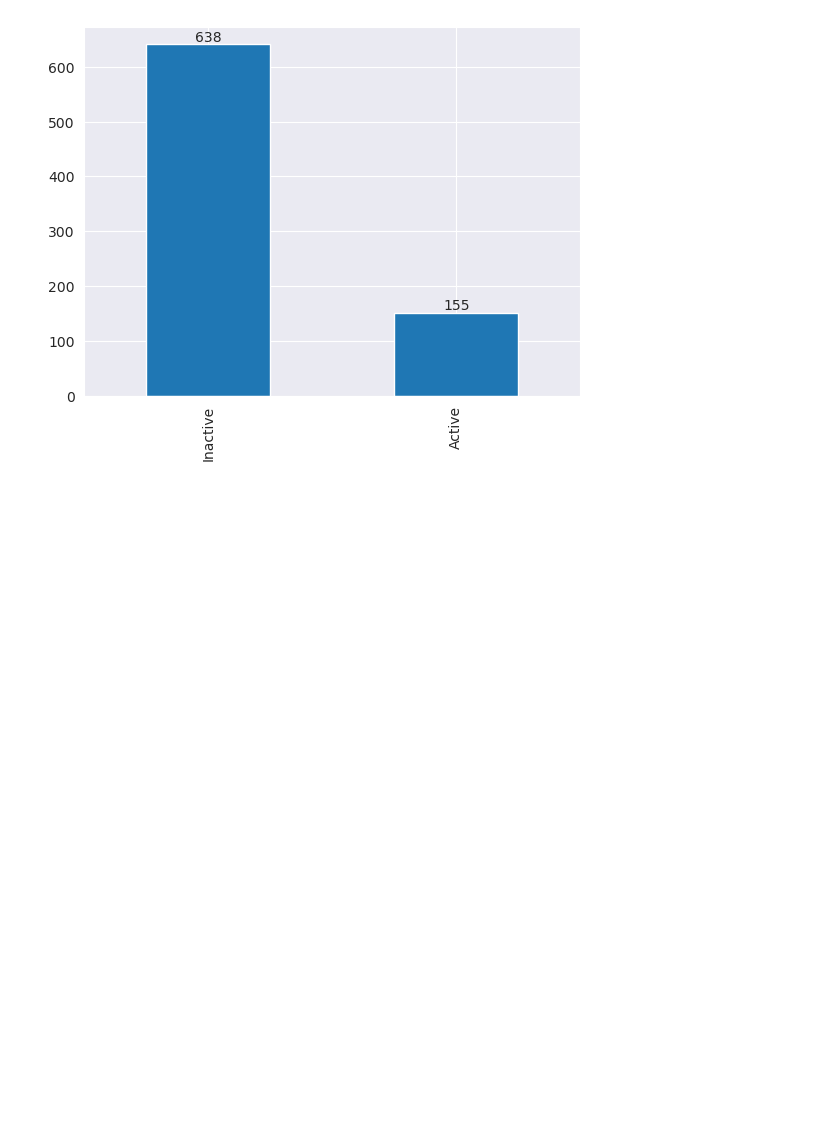
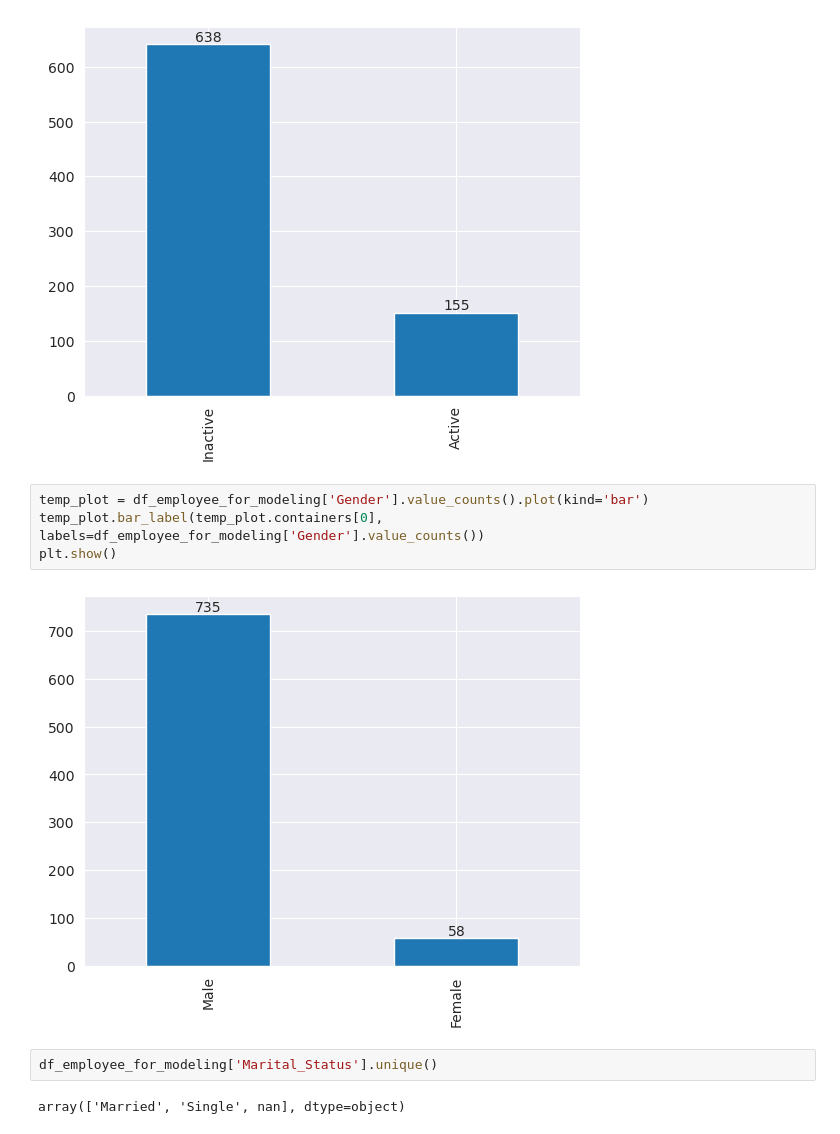
Before and after one commit to pcperera/attrition, a Jupyter notebook: descriptive-feature-engineering-combined.ipynb, the cells around one changed output. Drawn from its saved outputs; the diff is of its cells as text; blank space fills up the shorter version.

Commit message:
Update desciptive analysis and model

```diff
--- a/descriptive-feature-engineering-combined.ipynb
+++ b/descriptive-feature-engineering-combined.ipynb
@@ -263,4 +276,14 @@ temp_plot.bar_label(temp_plot.containers[0], labels=df_employee_for_modeling['Is
 plt.show()
 # %% [output]
 [figure]
+# %%
+temp_plot = df_employee_for_modeling['Gender'].value_counts().plot(kind='bar')
+temp_plot.bar_label(temp_plot.containers[0], labels=df_employee_for_modeling['Gender'].value_counts())
+plt.show()
+# %% [output]
+[figure, added]
+# %%
+df_employee_for_modeling['Marital_Status'].unique()
+# %% [output]
+array(['Married', 'Single', nan], dtype=object)
 # %%
```
Also changed, not shown: parts of 8 cells of this notebook.
